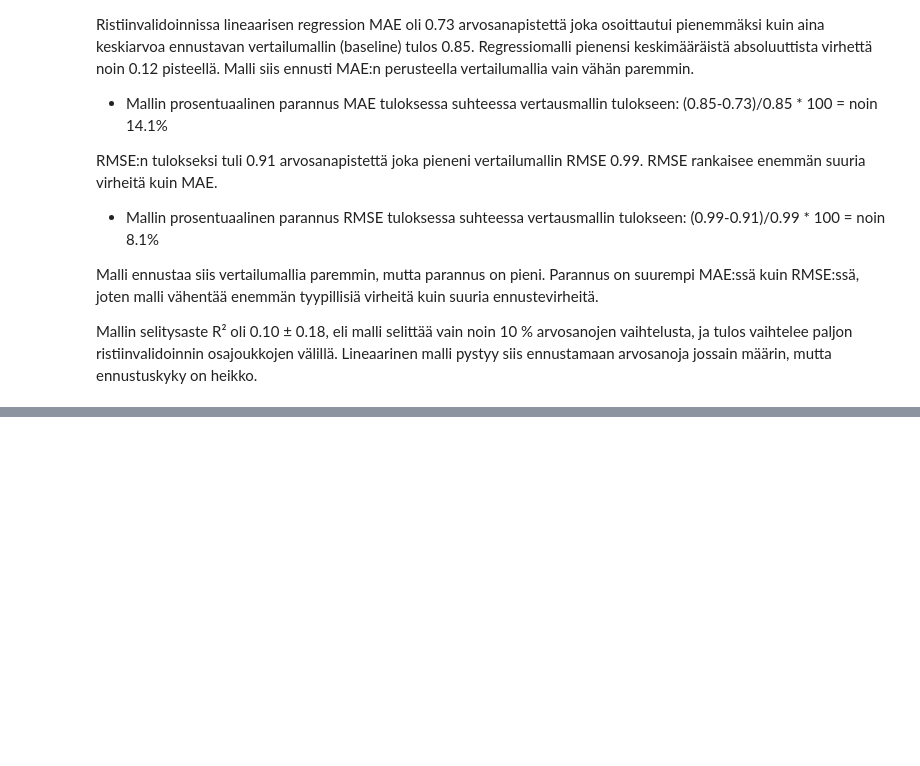
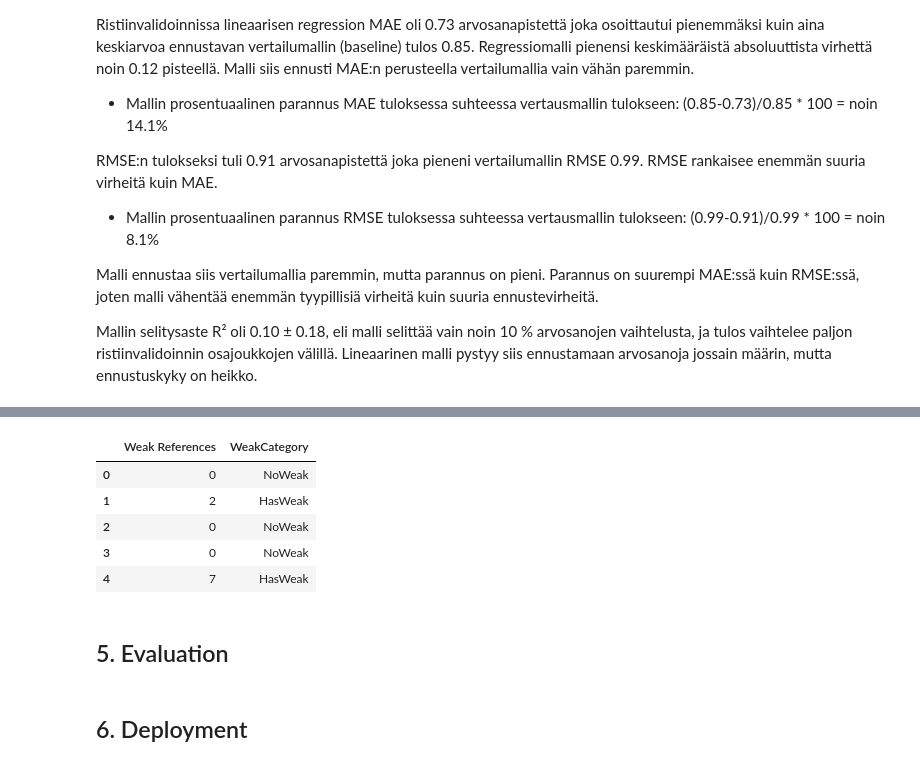
Before and after one commit to Jere-4/MachineLearningProject, a Jupyter notebook: project/thesis_grades.ipynb, the cells around one changed output, grey strips where cells are left out. Drawn from its saved outputs; the diff is of its cells as text; code cells hidden in the pictures; blank space fills up the shorter version.

```diff
--- a/project/thesis_grades.ipynb
+++ b/project/thesis_grades.ipynb
@@ -239,0 +286,18 @@ Mallin selitysaste R² oli 0.10 ± 0.18, eli malli selittää vain noin 10 % arv
+# %%
+df["WeakCategory"] = pd.cut(
+df["Weak References"],
+bins=[-1, 0, 100],
+labels=[ "NoWeak", "HasWeak" ]
+)
+df[["Weak References", "WeakCategory"]].head()
+# %% [output]
+|  | Weak References | WeakCategory |
+| 0 | 0 | NoWeak |
+| 1 | 2 | HasWeak |
+| 2 | 0 | NoWeak |
+| 3 | 0 | NoWeak |
+| 4 | 7 | HasWeak |
+# %% [markdown]
+## 5. Evaluation
+# %% [markdown]
+## 6. Deployment
```
Also changed, not shown: parts of 4 cells of this notebook.
